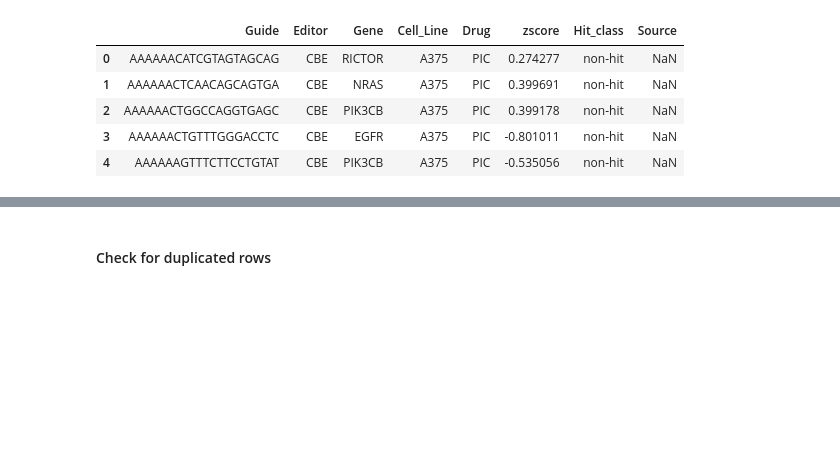
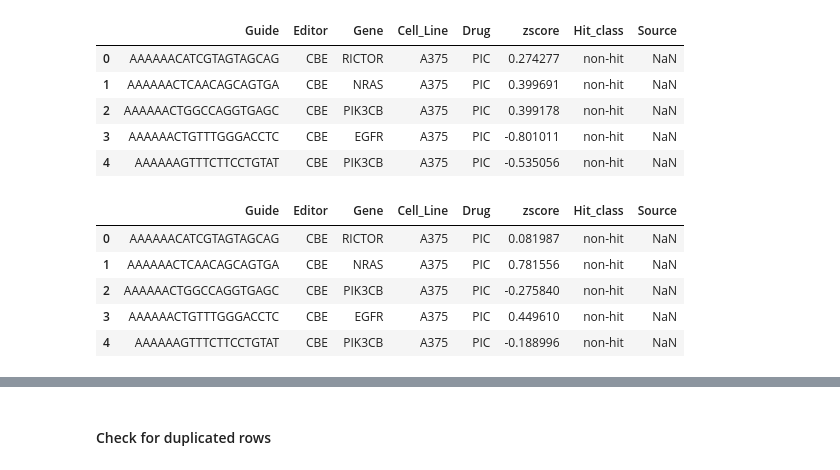
Before and after one commit to QuantitativeBiology/BECancerResistome, a Jupyter notebook: BECancerResistome/VEP/vep_annotation.ipynb, the cells around one changed output, grey strips where cells are left out. Saved outputs shown, nothing was run; the diff lists cells and outputs as text; code cells hidden in the pictures; blank space fills up the shorter version.

```diff
--- a/BECancerResistome/VEP/vep_annotation.ipynb
+++ b/BECancerResistome/VEP/vep_annotation.ipynb
@@ -335,4 +344,5 @@ Name: count, dtype: int64
 # %%
 # Delete the guides that target multiple genes from the zscores file
 zscores_control_filtered = zscores_control[~zscores_control['Guide'].isin(multi_target_guides)]
+zscores_plasmid_filtered = zscores_plasmid[~zscores_plasmid['Guide'].isin(multi_target_guides)]
 # %%
@@ -434,3 +451,13 @@ zscores_control_rs.head()
 | 2 | AAAAAACTGGCCAGGTGAGC | CBE | PIK3CB | A375 | PIC | 0.399178 | non-hit | NaN |
 | 3 | AAAAAACTGTTTGGGACCTC | CBE | EGFR | A375 | PIC | -0.801011 | non-hit | NaN |
 | 4 | AAAAAAGTTTCTTCCTGTAT | CBE | PIK3CB | A375 | PIC | -0.535056 | non-hit | NaN |
+# %%
+zscores_plasmid_rs = filter_reshape_zscores(zscores_plasmid_filtered, include_hit_label='True')
+zscores_plasmid_rs.head()
+# %% [output]
+|  | Guide | Editor | Gene | Cell_Line | Drug | zscore | Hit_class | Source |
+| 0 | AAAAAACATCGTAGTAGCAG | CBE | RICTOR | A375 | PIC | 0.081987 | non-hit | NaN |
+| 1 | AAAAAACTCAACAGCAGTGA | CBE | NRAS | A375 | PIC | 0.781556 | non-hit | NaN |
+| 2 | AAAAAACTGGCCAGGTGAGC | CBE | PIK3CB | A375 | PIC | -0.275840 | non-hit | NaN |
+| 3 | AAAAAACTGTTTGGGACCTC | CBE | EGFR | A375 | PIC | 0.449610 | non-hit | NaN |
+| 4 | AAAAAAGTTTCTTCCTGTAT | CBE | PIK3CB | A375 | PIC | -0.188996 | non-hit | NaN |
```
Also changed, not shown: parts of 92 cells of this notebook, 2 other files.
